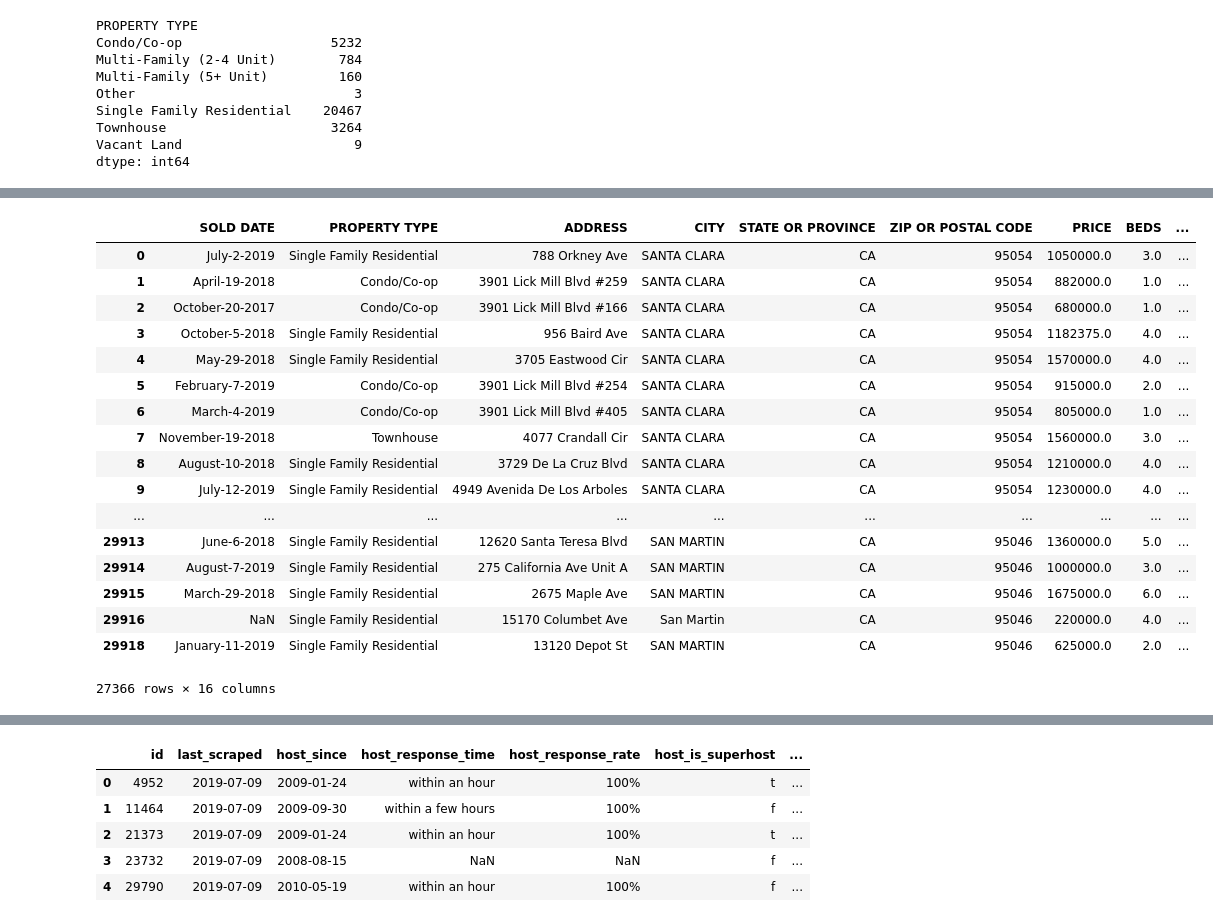
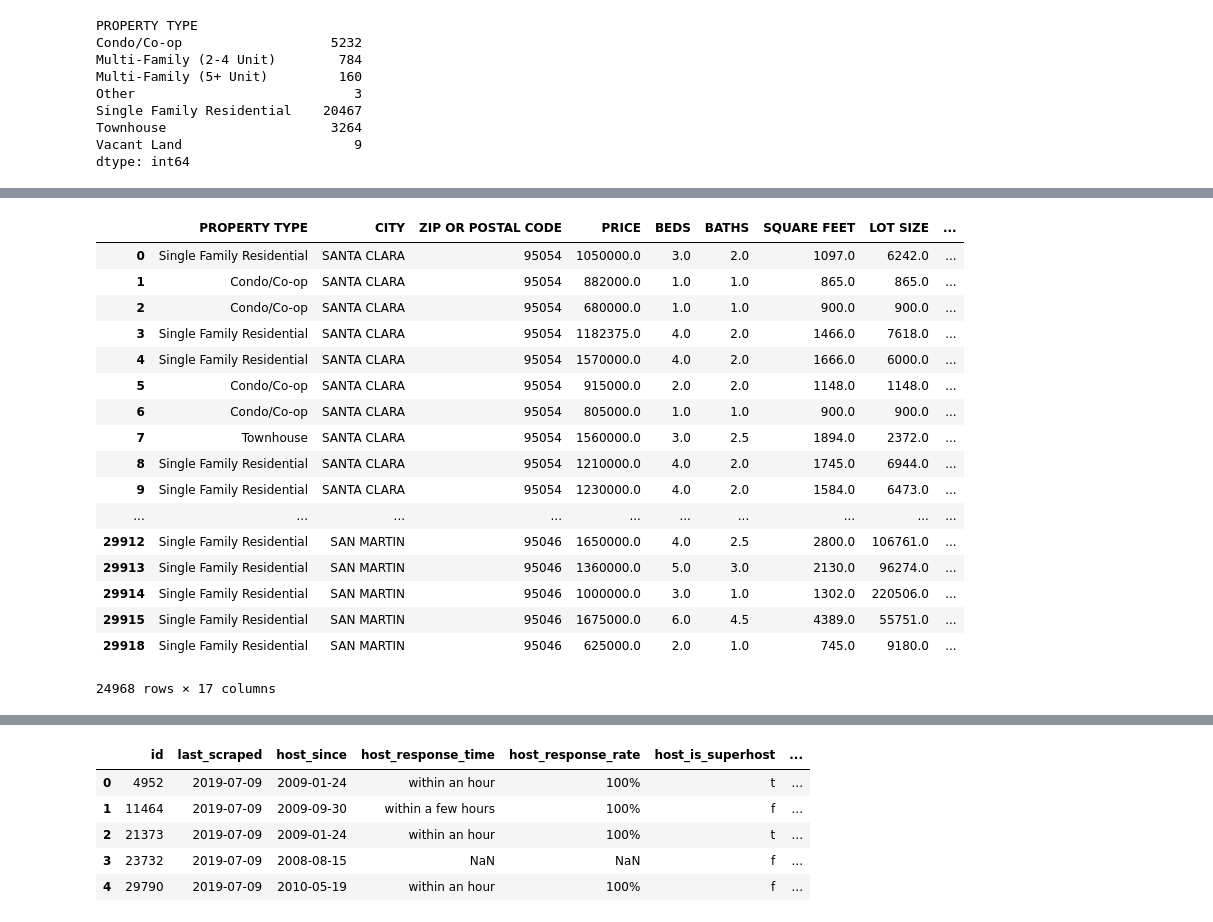
Before and after one commit to Armclimber/Projects, a Jupyter notebook: Capstone1/Data Wrangling.ipynb, the cells around one changed output, grey strips where cells are left out. Saved outputs shown, nothing was run; the diff lists cells and outputs as text; code cells hidden in the pictures.

```diff
--- a/Capstone1/Data Wrangling.ipynb
+++ b/Capstone1/Data Wrangling.ipynb
@@ -2,8 +2,8 @@
 import pandas as pd
 import numpy as np
 # %%
-data_path = "C:/Users/armcl/Python/Springboard_Cap1/Data/" #Home
-#data_path = "C:/Users/yyzhao/python/Springboard/Capstone1/Data/" #Work
+#data_path = "C:/Users/armcl/Python/Springboard_Cap1/Data/" #Home
+data_path = "C:/Users/yyzhao/python/Springboard/Capstone1/Data/" #Work
 # %%
 #Read Redfin data
 redfin = pd.read_csv(data_path + "Redfin/Santa_Clara_County.csv")
@@ -11,7 +11,7 @@ redfin = pd.read_csv(data_path + "Redfin/Santa_Clara_County.csv")
 redfin = redfin.drop(columns = ['SALE TYPE', 'DAYS ON MARKET', 'STATUS', 'NEXT OPEN HOUSE START TIME',
                        'NEXT OPEN HOUSE END TIME', 'SOURCE', 'FAVORITE', 'INTERESTED',
                        'URL (SEE http://www.redfin.com/buy-a-home/comparative-market-analysis FOR INFO ON PRICING)',
-                               'LOCATION', 'MLS#', '$/SQUARE FEET'])
+                               'LOCATION', 'MLS#', '$/SQUARE FEET', 'ADDRESS'])
 
 redfin.head(2)
 # %% [output]
@@ -153,40 +155,48 @@ redfin_filtered
 # %%
 #More wrangling on outliers
 #Only include property types that are intersting and have enough data
-redfin_filtered = redfin[redfin['PROPERTY TYPE'].isin(['Condo/Co-op','Multi-Family (2-4 Unit)',
+redfin_filtered = redfin_filtered[redfin_filtered['PROPERTY TYPE'].isin(['Condo/Co-op','Multi-Family (2-4 Unit)',
                                                       'Single Family Residential',
                                                       'Townhouse'])]
 
+#Remove observations with states not in CA (data errors)
+redfin_filtered = redfin_filtered.loc[redfin_filtered['STATE OR PROVINCE'] == 'CA',:]
 
-
-#Remove observations with 0 or NAN beds, baths, square feet, lot size, year built
-redfin_filtered = redfin_filtered[(redfin_filtered['PRICE'] > 0) & (redfin_filtered['BEDS'] > 0) &
-(redfin_filtered['BATHS'] > 0) & (redfin_filtered['SQUARE FEET'] > 0) &
-(redfin_filtered['LOT SIZE'] > 0) & (redfin_filtered['YEAR BUILT'] > 0)]
+#Remove observations with extreme or NAN beds, baths, square feet, lot size, year built
+#Note: lot size can be 0 for example condos or townhouses
+redfin_filtered = redfin_filtered[(redfin_filtered['PRICE'] > 100000) & (redfin_filtered['BEDS'] > 0) &
+(redfin_filtered['BATHS'] > 0) & (redfin_filtered['SQUARE FEET'] > 10) &
+(redfin_filtered['LOT SIZE'].notnull()) & (redfin_filtered['YEAR BUILT'] > 0)]
 
 #Replace NaN with 0 for HOA
 redfin_filtered['HOA/MONTH'].fillna(0, inplace=True)
 
+#Add a column which is the total size of living square feet and lot
+redfin_filtered['TOTAL SIZE'] = redfin_filtered['SQUARE FEET'] + redfin_filtered['LOT SIZE']
+
+#Drop columns that are not relevant anymore
+redfin_filtered = redfin_filtered.drop(columns = ['SOLD DATE', 'QUARTER', 'STATE OR PROVINCE'])
+
 redfin_filtered
 # %% [output]
-|  | SOLD DATE | PROPERTY TYPE | ADDRESS | CITY | STATE OR PROVINCE | ZIP OR POSTAL CODE | PRICE | BEDS | ... |
-| 0 | July-2-2019 | Single Family Residential | 788 Orkney Ave | SANTA CLARA | CA | 95054 | 1050000.0 | 3.0 | ... |
-| 1 | April-19-2018 | Condo/Co-op | 3901 Lick Mill Blvd #259 | SANTA CLARA | CA | 95054 | 882000.0 | 1.0 | ... |
-| 2 | October-20-2017 | Condo/Co-op | 3901 Lick Mill Blvd #166 | SANTA CLARA | CA | 95054 | 680000.0 | 1.0 | ... |
-| 3 | October-5-2018 | Single Family Residential | 956 Baird Ave | SANTA CLARA | CA | 95054 | 1182375.0 | 4.0 | ... |
-| 4 | May-29-2018 | Single Family Residential | 3705 Eastwood Cir | SANTA CLARA | CA | 95054 | 1570000.0 | 4.0 | ... |
-| 5 | February-7-2019 | Condo/Co-op | 3901 Lick Mill Blvd #254 | SANTA CLARA | CA | 95054 | 915000.0 | 2.0 | ... |
-| 6 | March-4-2019 | Condo/Co-op | 3901 Lick Mill Blvd #405 | SANTA CLARA | CA | 95054 | 805000.0 | 1.0 | ... |
-| 7 | November-19-2018 | Townhouse | 4077 Crandall Cir | SANTA CLARA | CA | 95054 | 1560000.0 | 3.0 | ... |
-| 8 | August-10-2018 | Single Family Residential | 3729 De La Cruz Blvd | SANTA CLARA | CA | 95054 | 1210000.0 | 4.0 | ... |
-| 9 | July-12-2019 | Single Family Residential | 4949 Avenida De Los Arboles | SANTA CLARA | CA | 95054 | 1230000.0 | 4.0 | ... |
+|  | PROPERTY TYPE | CITY | ZIP OR POSTAL CODE | PRICE | BEDS | BATHS | SQUARE FEET | LOT SIZE | ... |
+| 0 | Single Family Residential | SANTA CLARA | 95054 | 1050000.0 | 3.0 | 2.0 | 1097.0 | 6242.0 | ... |
+| 1 | Condo/Co-op | SANTA CLARA | 95054 | 882000.0 | 1.0 | 1.0 | 865.0 | 865.0 | ... |
+| 2 | Condo/Co-op | SANTA CLARA | 95054 | 680000.0 | 1.0 | 1.0 | 900.0 | 900.0 | ... |
+| 3 | Single Family Residential | SANTA CLARA | 95054 | 1182375.0 | 4.0 | 2.0 | 1466.0 | 7618.0 | ... |
+| 4 | Single Family Residential | SANTA CLARA | 95054 | 1570000.0 | 4.0 | 2.0 | 1666.0 | 6000.0 | ... |
+| 5 | Condo/Co-op | SANTA CLARA | 95054 | 915000.0 | 2.0 | 2.0 | 1148.0 | 1148.0 | ... |
+| 6 | Condo/Co-op | SANTA CLARA | 95054 | 805000.0 | 1.0 | 1.0 | 900.0 | 900.0 | ... |
+| 7 | Townhouse | SANTA CLARA | 95054 | 1560000.0 | 3.0 | 2.5 | 1894.0 | 2372.0 | ... |
+| 8 | Single Family Residential | SANTA CLARA | 95054 | 1210000.0 | 4.0 | 2.0 | 1745.0 | 6944.0 | ... |
+| 9 | Single Family Residential | SANTA CLARA | 95054 | 1230000.0 | 4.0 | 2.0 | 1584.0 | 6473.0 | ... |
 | ... | ... | ... | ... | ... | ... | ... | ... | ... | ... |
-| 29913 | June-6-2018 | Single Family Residential | 12620 Santa Teresa Blvd | SAN MARTIN | CA | 95046 | 1360000.0 | 5.0 | ... |
-| 29914 | August-7-2019 | Single Family Residential | 275 California Ave Unit A | SAN MARTIN | CA | 95046 | 1000000.0 | 3.0 | ... |
-| 29915 | March-29-2018 | Single Family Residential | 2675 Maple Ave | SAN MARTIN | CA | 95046 | 1675000.0 | 6.0 | ... |
-| 29916 | NaN | Single Family Residential | 15170 Columbet Ave | San Martin | CA | 95046 | 220000.0 | 4.0 | ... |
-| 29918 | January-11-2019 | Single Family Residential | 13120 Depot St | SAN MARTIN | CA | 95046 | 625000.0 | 2.0 | ... |
+| 29912 | Single Family Residential | SAN MARTIN | 95046 | 1650000.0 | 4.0 | 2.5 | 2800.0 | 106761.0 | ... |
+| 29913 | Single Family Residential | SAN MARTIN | 95046 | 1360000.0 | 5.0 | 3.0 | 2130.0 | 96274.0 | ... |
+| 29914 | Single Family Residential | SAN MARTIN | 95046 | 1000000.0 | 3.0 | 1.0 | 1302.0 | 220506.0 | ... |
+| 29915 | Single Family Residential | SAN MARTIN | 95046 | 1675000.0 | 6.0 | 4.5 | 4389.0 | 55751.0 | ... |
+| 29918 | Single Family Residential | SAN MARTIN | 95046 | 625000.0 | 2.0 | 1.0 | 745.0 | 9180.0 | ... |
-27366 rows × 16 columns
+24968 rows × 17 columns
 # %%
 redfin_filtered.describe()
 # %% [output]
```
Also changed, not shown: parts of 9 cells of this notebook.
